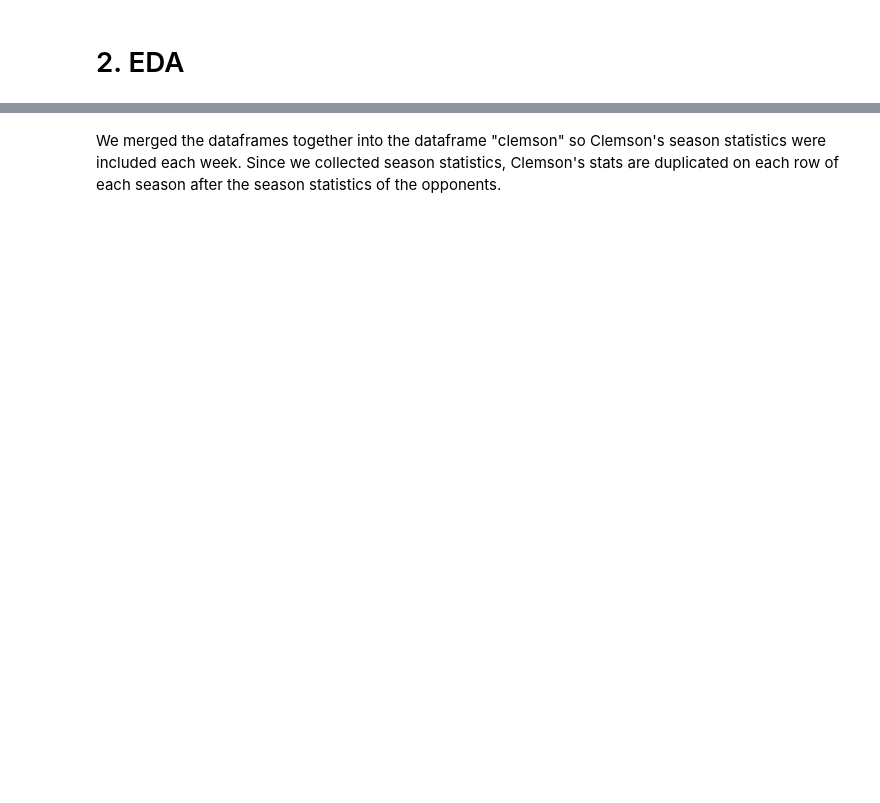
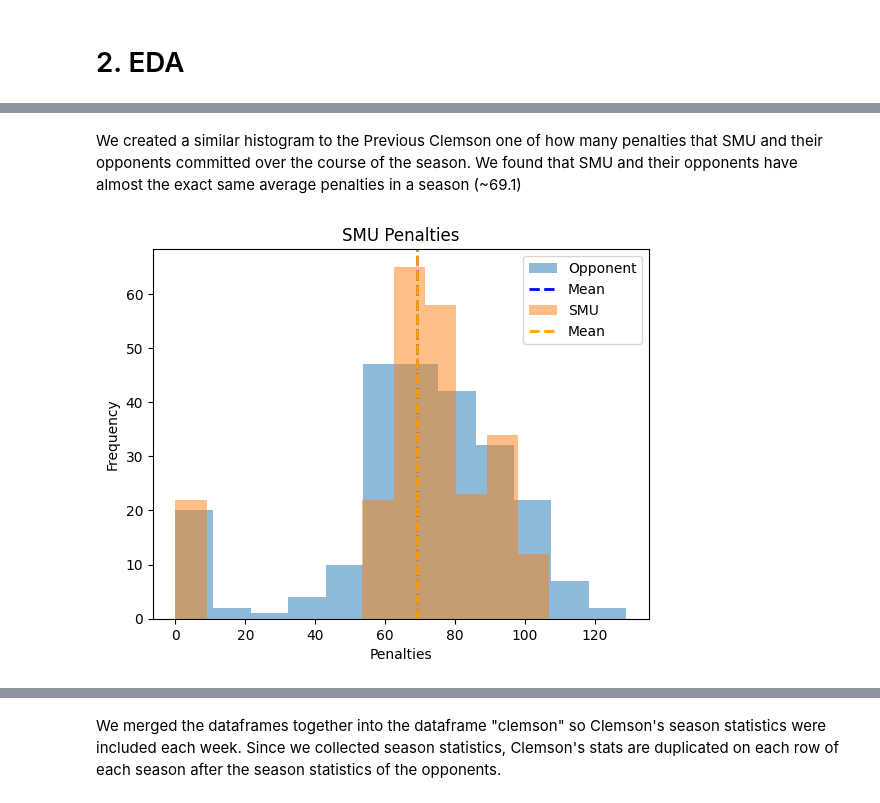
Before and after one commit to rze7ud/DS3001_Final_Project, a Jupyter notebook: Analysis.ipynb, the cells around one changed output, grey strips where cells are left out. Drawn from its saved outputs; the diff is of its cells as text; code cells hidden in the pictures; blank space fills up the shorter version.

```diff
--- a/Analysis.ipynb
+++ b/Analysis.ipynb
@@ -38,0 +94,16 @@ clemson_opp_df = pd.read_csv("/content/DS3001_Final_Project/data/clemson_opp_200
+# %% [markdown]
+We created a similar histogram to the Previous Clemson one of how many penalties that SMU and their opponents committed over the course of the season. We found that SMU and their opponents have almost the exact same average penalties in a season (~69.1)
+# %%
+plt.hist(smu_season['opp_penalties'], alpha=0.5, label='Opponent', bins=12)
+opp_mean = np.mean(smu_season['opp_penalties'])
+plt.axvline(opp_mean, color='blue', linestyle='dashed', linewidth=2, label='Mean')
+plt.hist(smu_season['penalties'], alpha=0.5, label='SMU', bins=12)
+mean = np.mean(smu_season['penalties'])
+plt.axvline(mean, color='orange', linestyle='dashed', linewidth=2, label='Mean')
+plt.legend(loc='upper right')
+plt.title('SMU Penalties')
+plt.xlabel('Penalties')
+plt.ylabel('Frequency')
+plt.show()
+# %% [output]
+[figure, added]
```
Also changed, not shown: parts of 55 cells of this notebook.
